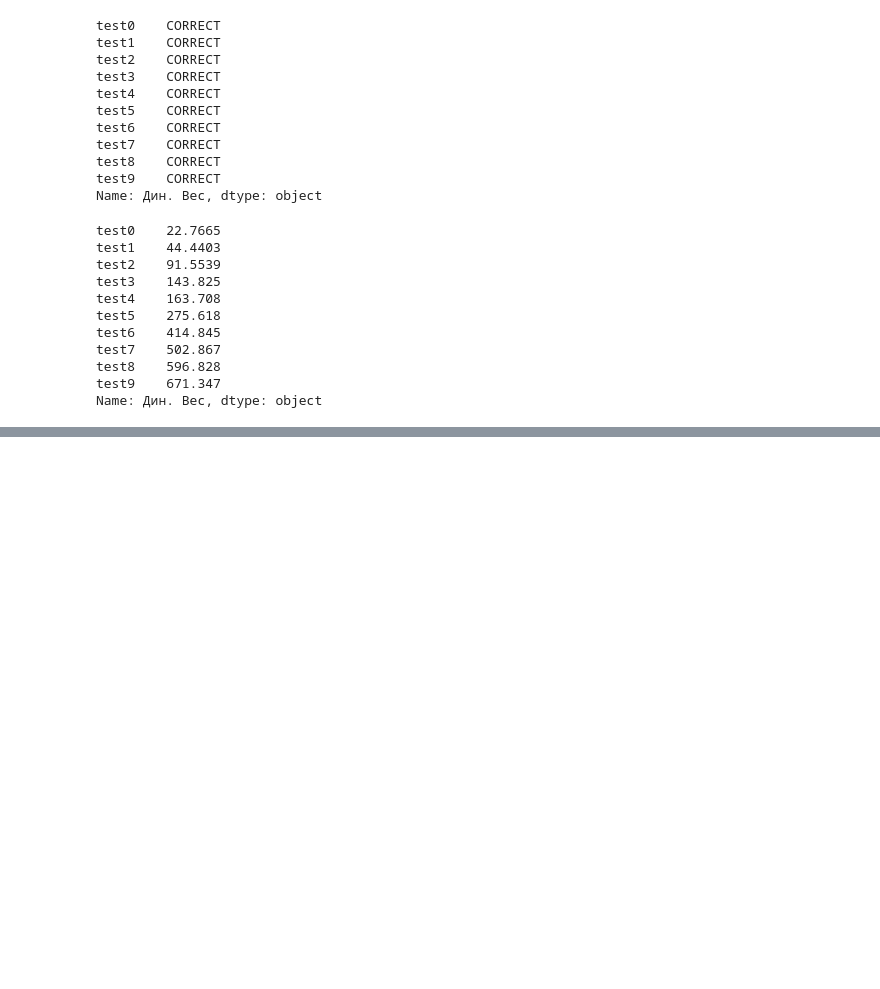
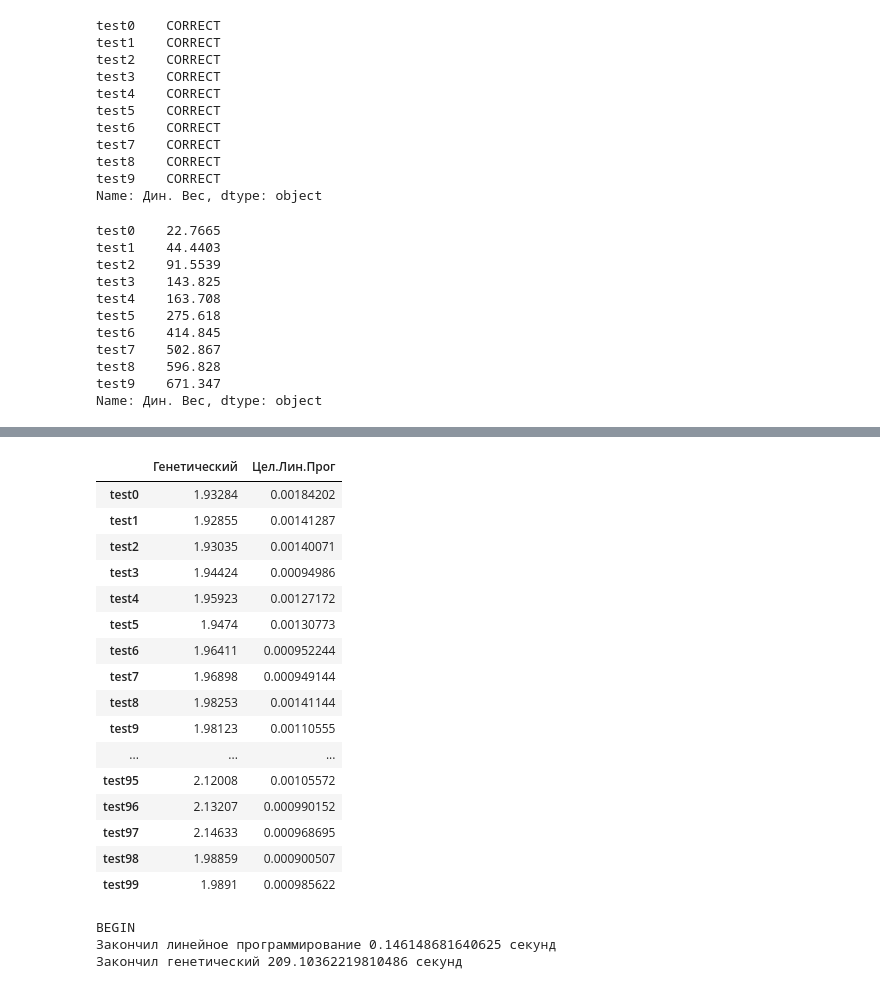
Before and after one commit to SdobnovE/SPEC_COURSE_ALG_ENS_DISKR, a Jupyter notebook: Рюкзак_DNA.ipynb, the cells around one changed output, grey strips where cells are left out. Drawn from its saved outputs; the diff is of its cells as text; code cells hidden in the pictures; blank space fills up the shorter version.

```diff
--- a/Рюкзак_DNA.ipynb
+++ b/Рюкзак_DNA.ipynb
@@ -570,0 +639,26 @@ Name: Дин. Вес, dtype: object
+# %%
+tab_time
+# %% [output]
+|  | Генетический | Цел.Лин.Прог |
+| test0 | 1.93284 | 0.00184202 |
+| test1 | 1.92855 | 0.00141287 |
+| test2 | 1.93035 | 0.00140071 |
+| test3 | 1.94424 | 0.00094986 |
+| test4 | 1.95923 | 0.00127172 |
+| test5 | 1.9474 | 0.00130773 |
+| test6 | 1.96411 | 0.000952244 |
+| test7 | 1.96898 | 0.000949144 |
+| test8 | 1.98253 | 0.00141144 |
+| test9 | 1.98123 | 0.00110555 |
+| ... | ... | ... |
+| test95 | 2.12008 | 0.00105572 |
+| test96 | 2.13207 | 0.000990152 |
+| test97 | 2.14633 | 0.000968695 |
+| test98 | 1.98859 | 0.000900507 |
+| test99 | 1.9891 | 0.000985622 |
+# %%
+    tab_corr, tab_time = make_tables("./tests_knapsack/knapPI_1_50_10000000.csv")
+# %% [output]
+BEGIN
+Закончил линейное программирование 0.146148681640625 секунд
+Закончил генетический 209.10362219810486 секунд
```
Also changed, not shown: parts of 12 cells of this notebook, 8 other files.
